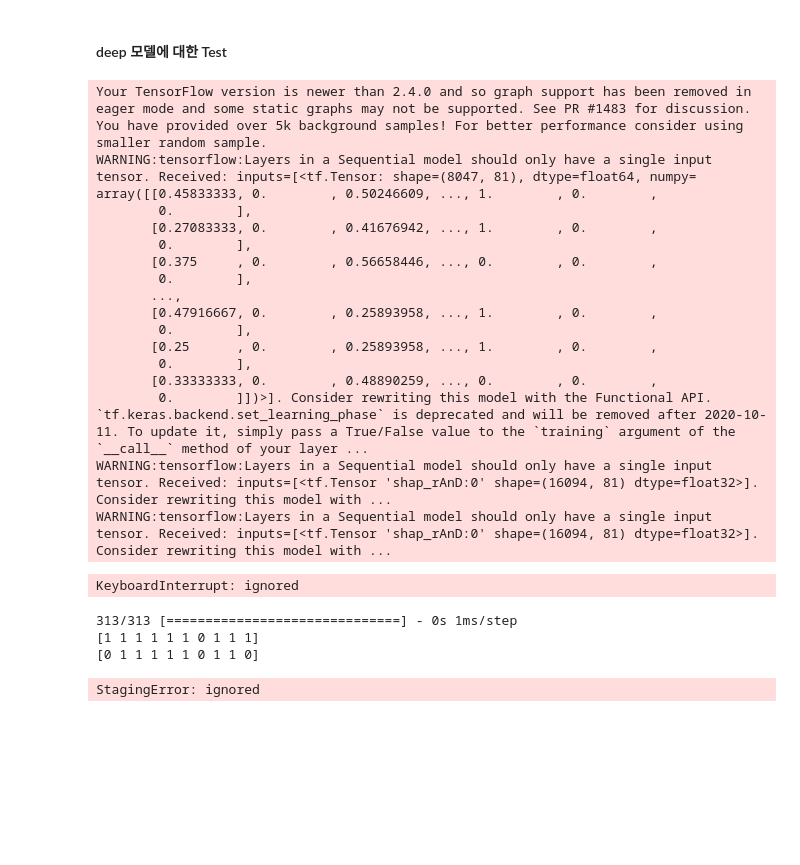
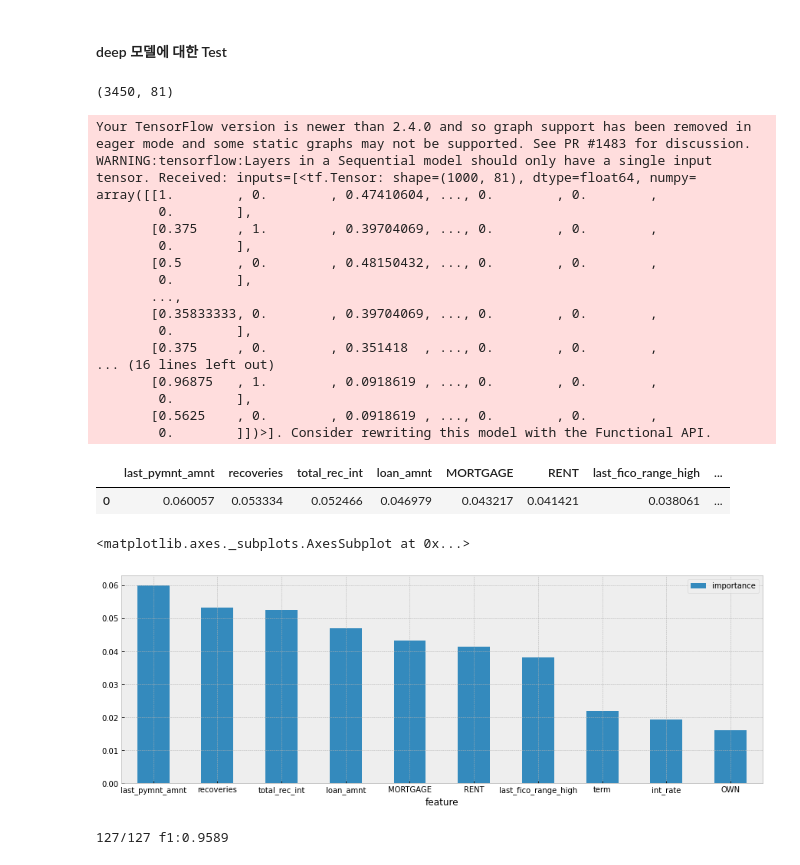
Before and after one commit to dolmani38/concept_drift, a Jupyter notebook: Concept drift의 탐지 방법_0114.ipynb, the cells around one changed output. Saved outputs shown, nothing was run; the diff lists cells and outputs as text; code cells hidden in the pictures; blank space fills up the shorter version.

```diff
--- a/Concept drift의 탐지 방법_0114.ipynb
+++ b/Concept drift의 탐지 방법_0114.ipynb
@@ -730,11 +730,8 @@ def build_model_dl(year,x,y,epochs=5,verbose=1):
 
     # building the model
     model = Sequential()
-    model.add(Dense(units=78,activation='relu'))
+    model.add(Dense(units=81*2,activation='relu'))
     model.add(Dense(units=39,activation='relu'))
-    model.add(Dense(units=19,activation='relu'))
-    model.add(Dense(units=8,activation='relu'))
-    model.add(Dense(units=4,activation='relu'))
     model.add(Dense(units=2,activation='softmax'))
     model.compile(loss='binary_crossentropy', optimizer='adam', metrics=['accuracy'])
 
@@ -758,7 +755,7 @@ def build_model_dl(year,x,y,epochs=5,verbose=1):
             y=y_train,
             epochs=epochs,
             batch_size=512,
-            verbose=1)
+            verbose=verbose)
         #validation_data=(X_test, y_test), verbose=1)
 
 
@@ -787,11 +799,21 @@ StagingError: ignored
 # %% [markdown]
 #### deep 모델에 대한 Test
+# %%
+x_inf.shape
+# %% [output]
+(3450, 81)
 # %%
+import shap
+import sys
+
 scaler = MinMaxScaler()
 scaler.fit(x_ref)
 
-explainer = shap.DeepExplainer(deep_model,scaler.transform(x_ref))
-shap_values = explainer.shap_values(scaler.transform(x_inf))
+background = x_ref[np.random.choice(x_ref.shape[0], 1000, replace=False)]
+sample_inf = x_inf[np.random.choice(x_inf.shape[0], 1000, replace=False)]
+
+explainer = shap.DeepExplainer(deep_model,scaler.transform(background))
+shap_values = explainer.shap_values(scaler.transform(sample_inf))
 vals= np.abs(shap_values).mean(0)
 feature_importance = {}
 for (fname,imp_val) in zip(COLUMNS,np.mean(vals,axis=0)):
@@ -805,25 +827,30 @@ monitoring_feature = np.array(list(sorted_feature.keys()))[0:top]
 imp_df2[monitoring_feature]
 # %% [output]
 Your TensorFlow version is newer than 2.4.0 and so graph support has been removed in eager mode and some static graphs may not be supported. See PR #1483 for discussion.
-You have provided over 5k background samples! For better performance consider using smaller random sample.
-WARNING:tensorflow:Layers in a Sequential model should only have a single input tensor. Received: inputs=[<tf.Tensor: shape=(8047, 81), dtype=float64, numpy=
-array([[0.45833333, 0.        , 0.50246609, ..., 1.        , 0.        ,
+WARNING:tensorflow:Layers in a Sequential model should only have a single input tensor. Received: inputs=[<tf.Tensor: shape=(1000, 81), dtype=float64, numpy=
+array([[1.        , 0.        , 0.47410604, ..., 0.        , 0.        ,
         0.        ],
-       [0.27083333, 0.        , 0.41676942, ..., 1.        , 0.        ,
+       [0.375     , 1.        , 0.39704069, ..., 0.        , 0.        ,
         0.        ],
-       [0.375     , 0.        , 0.56658446, ..., 0.        , 0.        ,
+       [0.5       , 0.        , 0.48150432, ..., 0.        , 0.        ,
         0.        ],
        ...,
-       [0.47916667, 0.        , 0.25893958, ..., 1.        , 0.        ,
+       [0.35833333, 0.        , 0.39704069, ..., 0.        , 0.        ,
         0.        ],
-       [0.25      , 0.        , 0.25893958, ..., 1.        , 0.        ,
+       [0.375     , 0.        , 0.351418  , ..., 0.        , 0.        ,
+... (16 lines left out)
+       [0.96875   , 1.        , 0.0918619 , ..., 0.        , 0.        ,
         0.        ],
-       [0.33333333, 0.        , 0.48890259, ..., 0.        , 0.        ,
+       [0.5625    , 0.        , 0.0918619 , ..., 0.        , 0.        ,
         0.        ]])>]. Consider rewriting this model with the Functional API.
-`tf.keras.backend.set_learning_phase` is deprecated and will be removed after 2020-10-11. To update it, simply pass a True/False value to the `training` argument of the `__call__` method of your layer ...
-WARNING:tensorflow:Layers in a Sequential model should only have a single input tensor. Received: inputs=[<tf.Tensor 'shap_rAnD:0' shape=(16094, 81) dtype=float32>]. Consider rewriting this model with ...
-WARNING:tensorflow:Layers in a Sequential model should only have a single input tensor. Received: inputs=[<tf.Tensor 'shap_rAnD:0' shape=(16094, 81) dtype=float32>]. Consider rewriting this model with ...
-KeyboardInterrupt: ignored
+|  | last_pymnt_amnt | recoveries | total_rec_int | loan_amnt | MORTGAGE | RENT | last_fico_range_high | ... |
+| 0 | 0.060057 | 0.053334 | 0.052466 | 0.046979 | 0.043217 | 0.041421 | 0.038061 | ... |
+# %%
+df = pd.DataFrame({'feature':monitoring_feature, 'importance':imp_df2[monitoring_feature].values[0]})
+df.plot.bar(x='feature',rot=0,figsize=(15,5))
+# %% [output]
+<matplotlib.axes._subplots.AxesSubplot at 0x...>
+[figure, added]
 # %%
 import math
 
@@ -844,10 +871,11 @@ imp_df_mi = pd.DataFrame(mi_scores.values.reshape(1,-1),columns=list(mi_scores.k
 for i in range(batch):
     X3 = X2[i*batch_size:(i+1)*batch_size]
     Y3 = Y2[i*batch_size:(i+1)*batch_size]
-    Y3_ = deep_model.predict(scaler.transform(X3))
+    X3_ = scaler.transform(X3)
+    Y3_ = deep_model.predict(X3_,verbose=0)
     Y4_ = np.asarray([0 if _Y[0] > 0.5 else 1 for _Y in Y3_])
-    print(Y3[0:10])
-    print(Y4_[0:10])
+    #print(Y3[0:10])
+    #print(Y4_[0:10])
 
     f1 = precision_recall_fscore_support(Y3,Y4_,average='binary')
     #X3_drift = ks_drift(x_ref,X3)[:,0]
@@ -859,14 +887,14 @@ for i in range(batch):
 
     #################  importance 측정
 
-    scaler = MinMaxScaler()
-    scaler.fit(X3)
+    #scaler = MinMaxScaler()
+    #scaler.fit(X3)
 
     # remodeling
-    model2 = build_model_dl(2010,X3,Y4_,epochs=100,verbose=0)
+    #model2 = build_model_dl(2010,X3,Y4_,epochs=100,verbose=0)
 
     #MI
-    mi_scores = make_mi_scores(pd.DataFrame(scaler.transform(X3),columns=COLUMNS), Y3_, discrete_features=discrete_features)
+    mi_scores = make_mi_scores(pd.DataFrame(X3_,columns=COLUMNS), Y4_, discrete_features=discrete_features)
     tmp_df = pd.DataFrame(mi_scores.values.reshape(1,-1),columns=list(mi_scores.keys()))[COLUMNS]
     imp_df_mi.loc[len(imp_df_mi)] = tmp_df.values.reshape(-1,)
 
@@ -875,7 +903,4 @@ for i in range(batch):
 
 df1 = pd.DataFrame(df)
 # %% [output]
-313/313 [==============================] - 0s 1ms/step
-[1 1 1 1 1 1 0 1 1 1]
-[0 1 1 1 1 1 0 1 1 0]
+127/127 f1:0.9589
-StagingError: ignored
```
Also changed, not shown: parts of 5 cells of this notebook.
